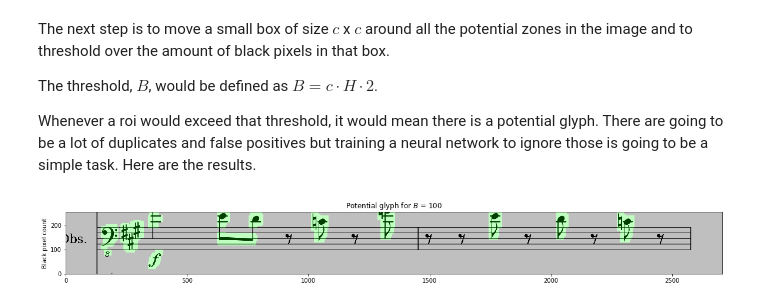
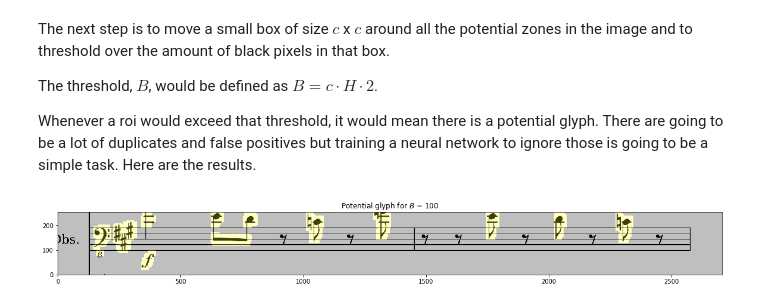
Before and after one commit to ferasboulala/auto-score, a Jupyter notebook: notebooks/autotab.ipynb, the cells around one changed output. Saved outputs shown, nothing was run; the diff lists cells and outputs as text; code cells hidden in the pictures.

```diff
--- a/notebooks/autotab.ipynb
+++ b/notebooks/autotab.ipynb
@@ -152,23 +152,23 @@ $B = c \cdot H \cdot 2$.
 
 Whenever a roi would exceed that threshold, it would mean there is a potential glyph. There are going to be a lot of duplicates and false positives but training a neural network to ignore those is going to be a simple task. Here are the results.
 # %%
+YELLOW_MASK = (255,255,30)
 rgb_staff_image = np.stack((example_staff_image,) * 3, axis=-1)
 mask_image = np.zeros(rgb_staff_image.shape)
 
 B = score.kernel_threshold
 for box in zone_bboxes:
     for x_min, x_max, y_min, y_max in score.convolve_box(box):
         roi = example_staff_image[y_min:y_max, x_min:x_max]
         count = np.count_nonzero(roi == 0)
         if count > B:
-            mask_image[y_min:y_max, x_min:x_max] = GREEN_MASK
+            mask_image[y_min:y_max, x_min:x_max] = YELLOW_MASK
 
 rgb_staff_image = rgb_staff_image * (1-alpha) + mask_image * alpha
 rgb_staff_image = rgb_staff_image.astype('int')
 plt.figure(figsize=(20,20))
 plt.imshow(rgb_staff_image, extent=[0, cols, 0, rows], cmap='gray')
-plt.title('Potential glyph for $B$ = {}'.format(B))
-plt.ylabel('Black pixel count');
+plt.title('Potential glyph for $B$ = {}'.format(B));
 # %% [output]
-[figure, old version]
+[figure, new version]
 # %% [markdown]
```
Also changed, not shown: parts of 3 cells of this notebook.
